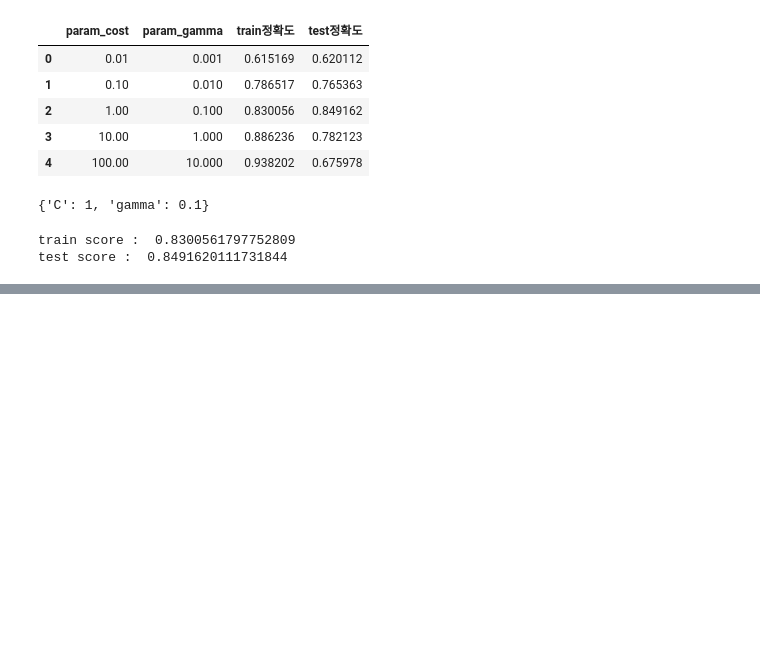
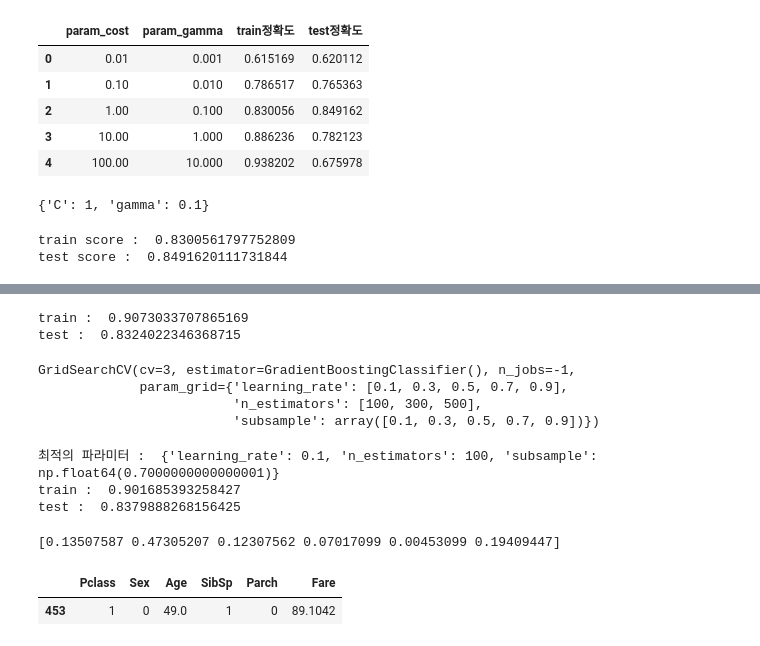
Before and after one commit to ChoHeeWon00/ml-workspace, a Jupyter notebook: 5.스케일링-하이퍼파라미터/3.하이퍼파라미터.ipynb, the cells around one changed output, grey strips where cells are left out. Saved outputs shown, nothing was run; the diff lists cells and outputs as text; code cells hidden in the pictures; blank space fills up the shorter version.

```diff
--- a/5.스케일링-하이퍼파라미터/3.하이퍼파라미터.ipynb
+++ b/5.스케일링-하이퍼파라미터/3.하이퍼파라미터.ipynb
@@ -317,0 +432,8 @@ test score :  0.8491620111731844
+# %%
+gbc = GradientBoostingClassifier()
+gbc.fit(X_train, y_train)
+print("train : ", gbc.score(X_train, y_train))
+print("test : ", gbc.score(X_test, y_test))
+# %% [output]
+train :  0.9073033707865169
+test :  0.8324022346368715
@@ -317,0 +442,30 @@ test score :  0.8491620111731844
+# %%
+params = {
+    'learning_rate' : [0.1, 0.3, 0.5, 0.7, 0.9],
+    'n_estimators' :[100,300,500],
+    'subsample' : np.arange(0.1, 1, 0.2) #실수값은 np 활용
+}
+# %%
+grid_cv = GridSearchCV( gbc, param_grid = params, cv=3, n_jobs = -1)
+# %%
+grid_cv.fit( X_train, y_train )
+# %% [output]
+GridSearchCV(cv=3, estimator=GradientBoostingClassifier(), n_jobs=-1,
+             param_grid={'learning_rate': [0.1, 0.3, 0.5, 0.7, 0.9],
+                         'n_estimators': [100, 300, 500],
+                         'subsample': array([0.1, 0.3, 0.5, 0.7, 0.9])})
+# %%
+print("최적의 파라미터 : ", grid_cv.best_params_)
+print("train : ", grid_cv.score(X_train, y_train))
+print("test : ", grid_cv.score(X_test, y_test))
+# %% [output]
+최적의 파라미터 :  {'learning_rate': 0.1, 'n_estimators': 100, 'subsample': np.float64(0.7000000000000001)}
+train :  0.901685393258427
+test :  0.8379888268156425
+# %%
+print( gbc.feature_importances_ )
+X_train.head(1)
+# %% [output]
+[0.13507587 0.47305207 0.12307562 0.07017099 0.00453099 0.19409447]
+|  | Pclass | Sex | Age | SibSp | Parch | Fare |
+| 453 | 1 | 0 | 49.0 | 1 | 0 | 89.1042 |
```
Also changed, not shown: parts of 18 cells of this notebook.
